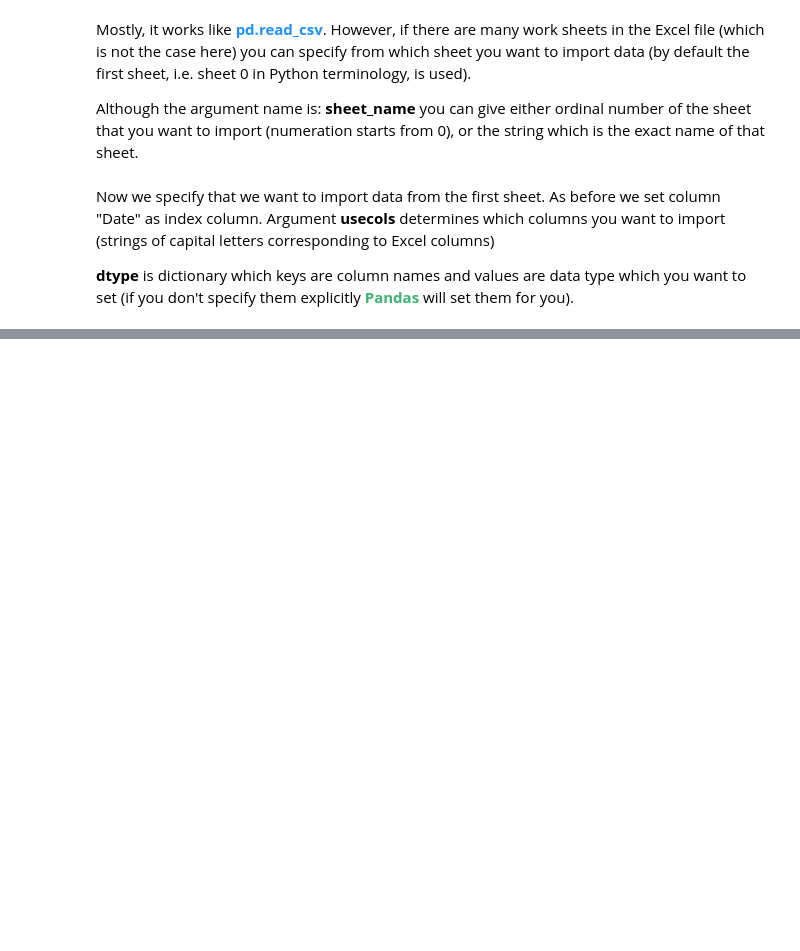
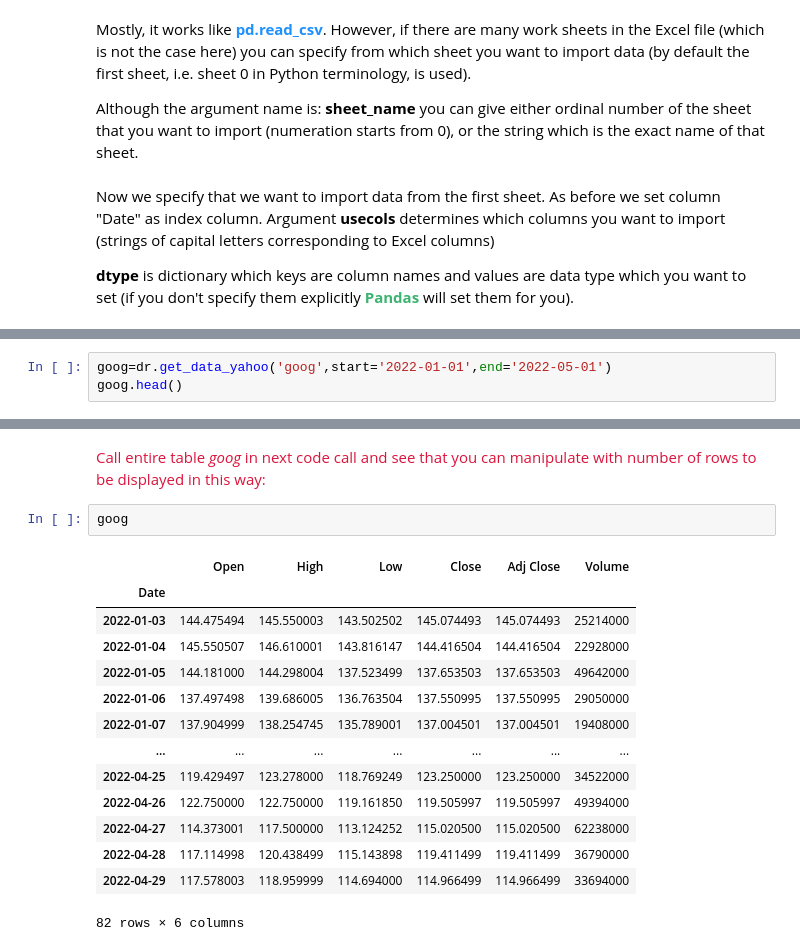
Before and after one commit to raketic-ognjen/Bootcamp_Lesson_8_Introduction-to-Pandas, a Jupyter notebook: bootcamp-lesson-8-introduction-to-pandas.ipynb, the cells around one changed output, grey strips where cells are left out. Drawn from its saved outputs; the diff is of its cells as text; blank space fills up the shorter version.

```diff
--- a/bootcamp-lesson-8-introduction-to-pandas.ipynb
+++ b/bootcamp-lesson-8-introduction-to-pandas.ipynb
@@ -207,0 +246,3 @@ Now we specify that we want to import data from the first sheet. As before we se
+# %%
+goog=dr.get_data_yahoo('goog',start='2022-01-01',end='2022-05-01')
+goog.head()
@@ -207,0 +404,21 @@ Now we specify that we want to import data from the first sheet. As before we se
+# %% [markdown]
+<font color='crimson'>
+Call entire table <i>goog</i> in next code call and see that you can manipulate with number of rows to be displayed in this way:
+    </font>
+# %%
+goog
+# %% [output]
+|  | Open | High | Low | Close | Adj Close | Volume |
+| Date |  |  |  |  |  |  |
+| 2022-01-03 | 144.475494 | 145.550003 | 143.502502 | 145.074493 | 145.074493 | 25214000 |
+| 2022-01-04 | 145.550507 | 146.610001 | 143.816147 | 144.416504 | 144.416504 | 22928000 |
+| 2022-01-05 | 144.181000 | 144.298004 | 137.523499 | 137.653503 | 137.653503 | 49642000 |
+| 2022-01-06 | 137.497498 | 139.686005 | 136.763504 | 137.550995 | 137.550995 | 29050000 |
+| 2022-01-07 | 137.904999 | 138.254745 | 135.789001 | 137.004501 | 137.004501 | 19408000 |
+| ... | ... | ... | ... | ... | ... | ... |
+| 2022-04-25 | 119.429497 | 123.278000 | 118.769249 | 123.250000 | 123.250000 | 34522000 |
+| 2022-04-26 | 122.750000 | 122.750000 | 119.161850 | 119.505997 | 119.505997 | 49394000 |
+| 2022-04-27 | 114.373001 | 117.500000 | 113.124252 | 115.020500 | 115.020500 | 62238000 |
+| 2022-04-28 | 117.114998 | 120.438499 | 115.143898 | 119.411499 | 119.411499 | 36790000 |
+| 2022-04-29 | 117.578003 | 118.959999 | 114.694000 | 114.966499 | 114.966499 | 33694000 |
+82 rows × 6 columns
```
Also changed, not shown: parts of 53 cells of this notebook.
